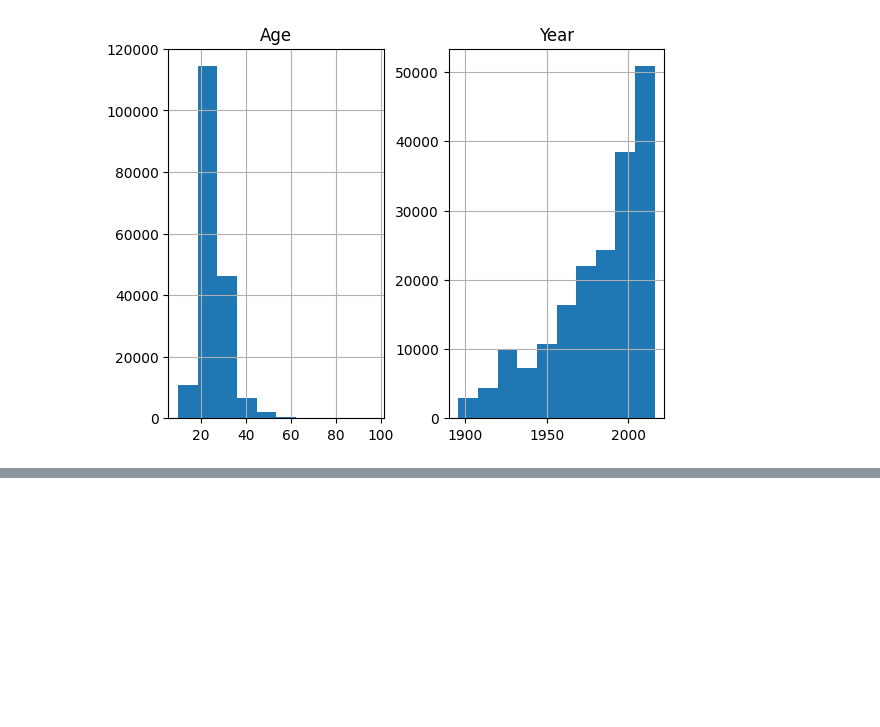
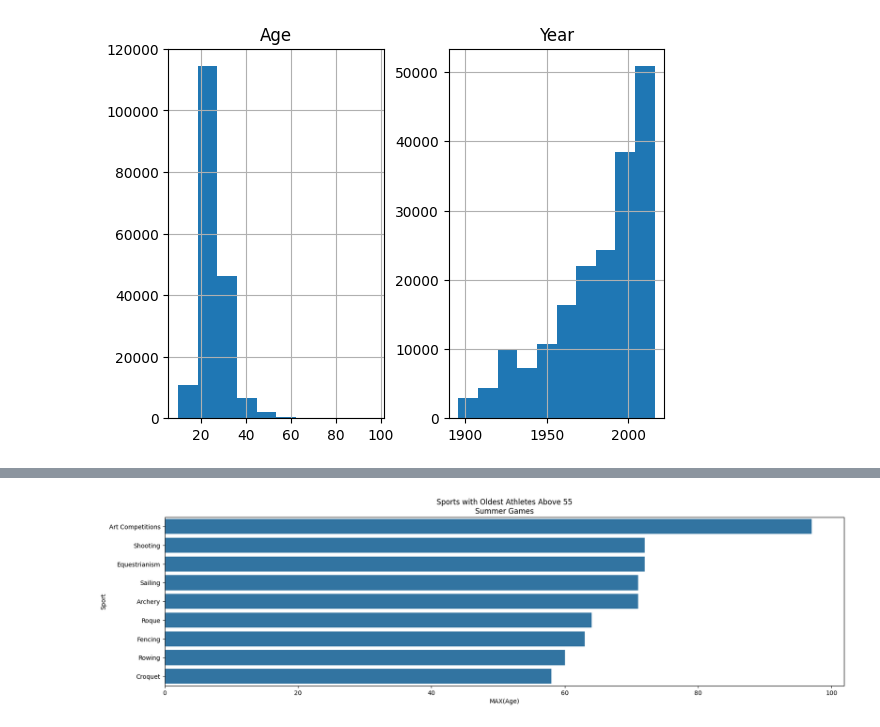
Before and after one commit to nhansen23/datafun-06-eda, a Jupyter notebook: nicole_eda.ipynb, the cells around one changed output, grey strips where cells are left out. Drawn from its saved outputs; the diff is of its cells as text; code cells hidden in the pictures; blank space fills up the shorter version.

```diff
--- a/nicole_eda.ipynb
+++ b/nicole_eda.ipynb
@@ -57,0 +70,20 @@ plt.show()
+# %%
+query = '''SELECT DISTINCT Season, Sex, MAX(Age), Sport
+FROM athletes
+WHERE Season='Summer' and Age > 55
+GROUP BY Sport
+ORDER BY Age DESC
+'''
+
+df = pd.read_sql(query, conn)
+
+plt.figure(figsize=(20, 5))
+sns.barplot(data=df,
+             x='MAX(Age)',
+             y='Sport',
+             )
+
+plt.title("Sports with Oldest Athletes Above 55\nSummer Games")
+plt.show()
+# %% [output]
+[figure, added]
```
Also changed, not shown: parts of 10 cells of this notebook.
